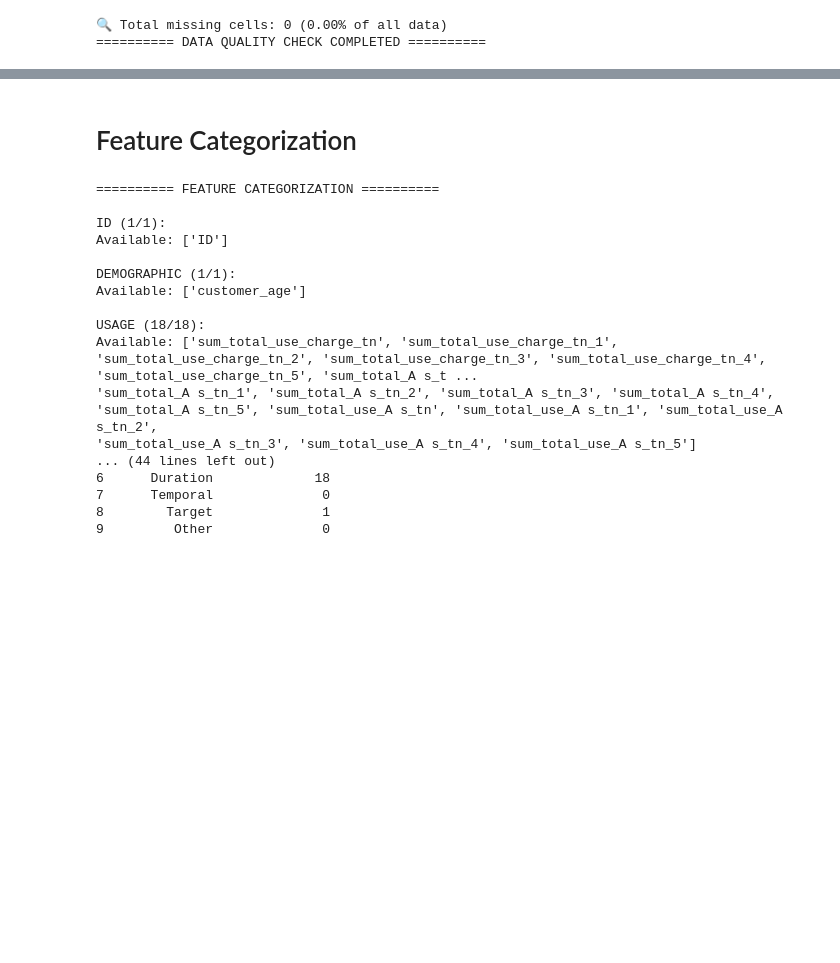
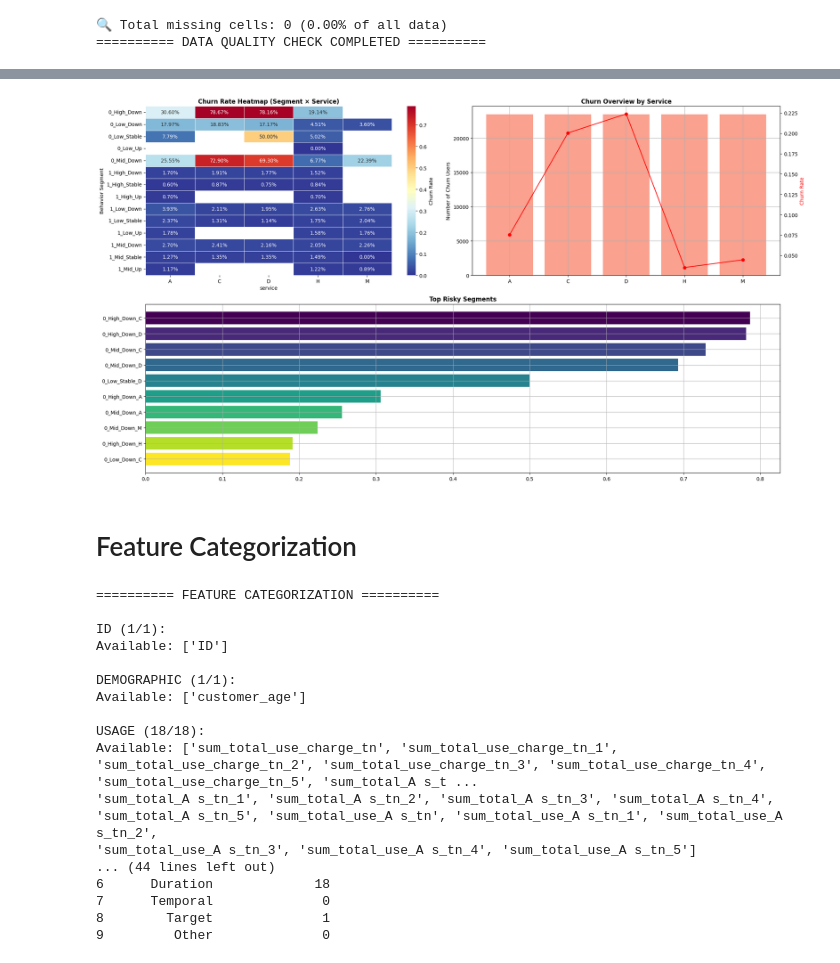
Before and after one commit to outlook1227/Python-Notebook-for-Dataset, a Jupyter notebook: Viettel Customer Analysis/Viettel_Churn.ipynb, the cells around one changed output, grey strips where cells are left out. Cells and saved outputs as stored; diff of their text form; code cells hidden in the pictures; blank space fills up the shorter version.

```diff
--- a/Viettel Customer Analysis/Viettel_Churn.ipynb
+++ b/Viettel Customer Analysis/Viettel_Churn.ipynb
@@ -223,3 +408,93 @@ No missing values
+# %%
+df = df_full.copy()
+services = ['A','B','C','D','E','F','G','H','M']
+all_summary = []
+
+for s in services:
+    current = [c for c in df.columns if f'_{s}_' in c and '_tn' in c and '_tn_' not in c]
+    prev = [c for c in df.columns if f'_{s}_' in c and '_tn_1' in c]
+
+    if not current:
+        continue
+
+    df[f'{s}_current'] = df[current].sum(axis=1)
+    df[f'{s}_prev'] = df[prev].sum(axis=1)
+
+    df[f'{s}_recency'] = (df[f'{s}_current'] > 0).astype(int)
+    df[f'{s}_frequency'] = df[[f'{s}_current', f'{s}_prev']].sum(axis=1)
+    df[f'{s}_trend'] = df[f'{s}_current'] - df[f'{s}_prev']
+
+    # ===== BIN WITH ROBUST SAFETY CHECK =====
+    def safe_qcut(series, labels):
+        n_unique = series.nunique()
+        if n_unique <= 1:
+            return pd.Series([labels[0]] * len(series), index=series.index)
+
+        _, bins = pd.qcut(series, min(len(labels), n_unique), duplicates='drop', retbins=True)
+        n_bins_possible = len(bins) - 1
+
+        if n_bins_possible <= 1:
+             return pd.Series([labels[0]] * len(series), index=series.index)
+
+        return pd.qcut(series, n_bins_possible, labels=labels[:n_bins_possible], duplicates='drop')
+
+    freq_bin = safe_qcut(df[f'{s}_frequency'], ['Low','Mid','High'])
+    trend_bin = safe_qcut(df[f'{s}_trend'], ['Down','Stable','Up'])
+
+    segment = (
+        df[f'{s}_recency'].astype(str) + "_" +
+        freq_bin.astype(str) + "_" +
+        trend_bin.astype(str)
+    )
+
+    temp = pd.DataFrame({
+        'service': s,
+        'segment': segment,
+        'churn': df['churn']
+    })
+
+    summary = temp.groupby(['service','segment']).agg(
+        churn_rate=('churn','mean'),
+        churn_users=('churn','sum')
+    ).reset_index()
+
+    all_summary.append(summary)
+
+# ===== CONCAT & DATA PREP =====
+final_df = pd.concat(all_summary)
+pivot = final_df.pivot_table(values='churn_rate', index='segment', columns='service')
+service_summary = final_df.groupby('service').agg(churn_rate=('churn_rate','mean'), churn_users=('churn_users','sum'))
+top = final_df.sort_values('churn_rate', ascending=False).head(10)
+
+# ===== COLORS GRADIENT (Now that data is ready) =====
+colors = plt.cm.viridis(np.linspace(0, 1, len(top)))
+
+fig = plt.figure(figsize=(20,11))
+ax1 = plt.subplot(2,2,1)
+sns.heatmap(pivot, annot=True, fmt=".2%", cmap='RdYlBu_r', linewidths=0.5, cbar_kws={'label': 'Churn Rate'})
+ax1.set_ylabel("Behavior Segment")
+ax1.set_title("Churn Rate Heatmap (Segment × Service)", fontsize=12, weight="bold")
+
+ax2 = plt.subplot(2,2,2)
+# Fixed hex color with # prefix
+ax2.bar(service_summary.index, service_summary['churn_users'], color="#FAA18F")
+ax2.set_ylabel('Number of Churn Users', fontsize=10)
+ax2_2 = ax2.twinx()
+ax2_2.plot(service_summary.index, service_summary['churn_rate'], color='red', marker='o')
+ax2_2.set_ylabel('Churn Rate', color='red')
+ax2.set_title("Churn Overview by Service", fontsize=12, weight="bold")
+ax2.grid()
+
+ax3 = plt.subplot(2,1,2)
+labels = top['segment'] + "_" + top['service']
+ax3.barh(labels, top['churn_rate'], color=colors)
+ax3.invert_yaxis()
+ax3.set_title("Top Risky Segments", fontsize=12, weight="bold")
+ax3.grid()
+plt.tight_layout()
+plt.show()
+# %% [output]
+[figure, added]
 # %% [markdown]
 # Feature Categorization
 # %%
```
Also changed, not shown: parts of 1 cell of this notebook.
